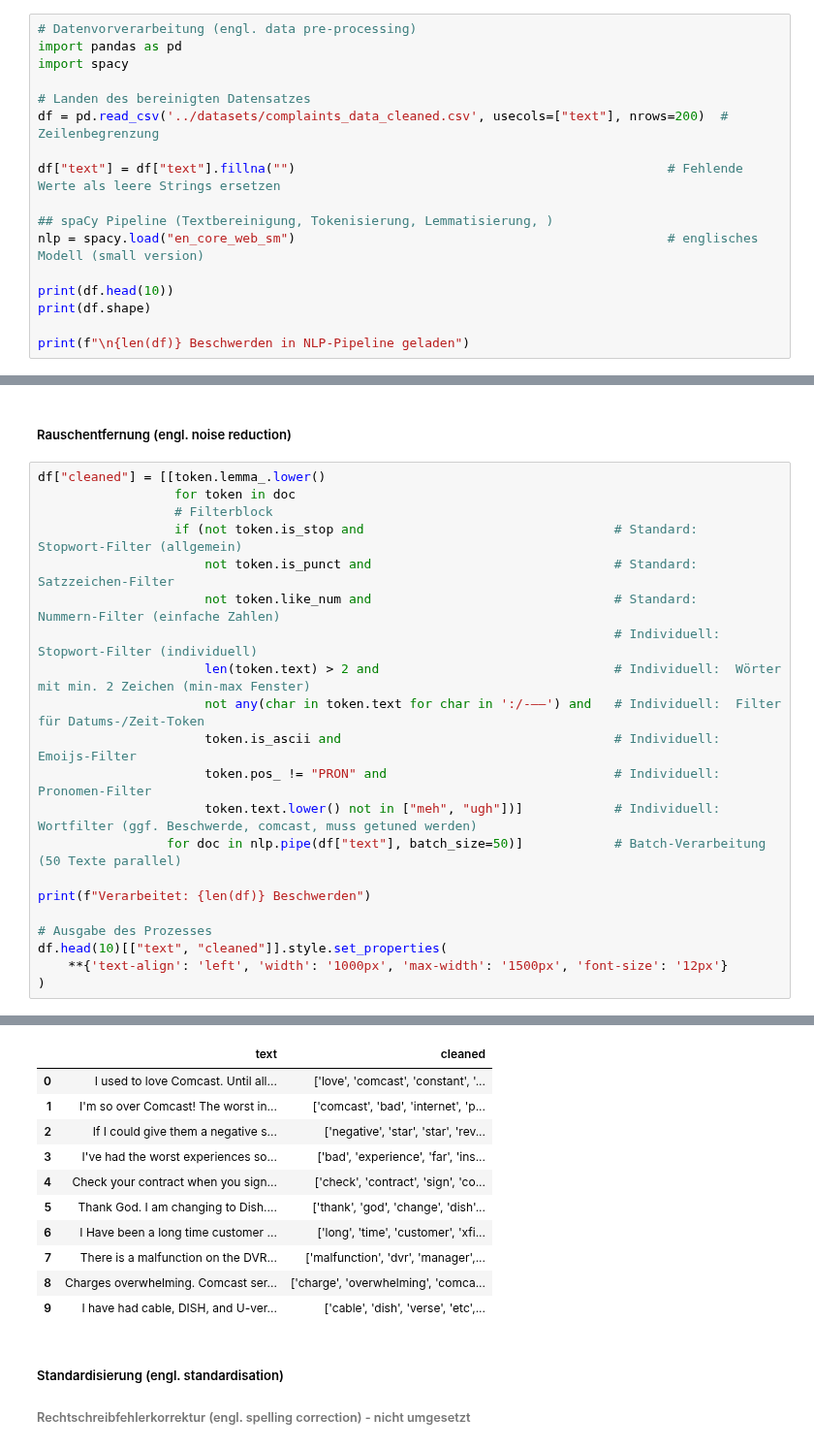
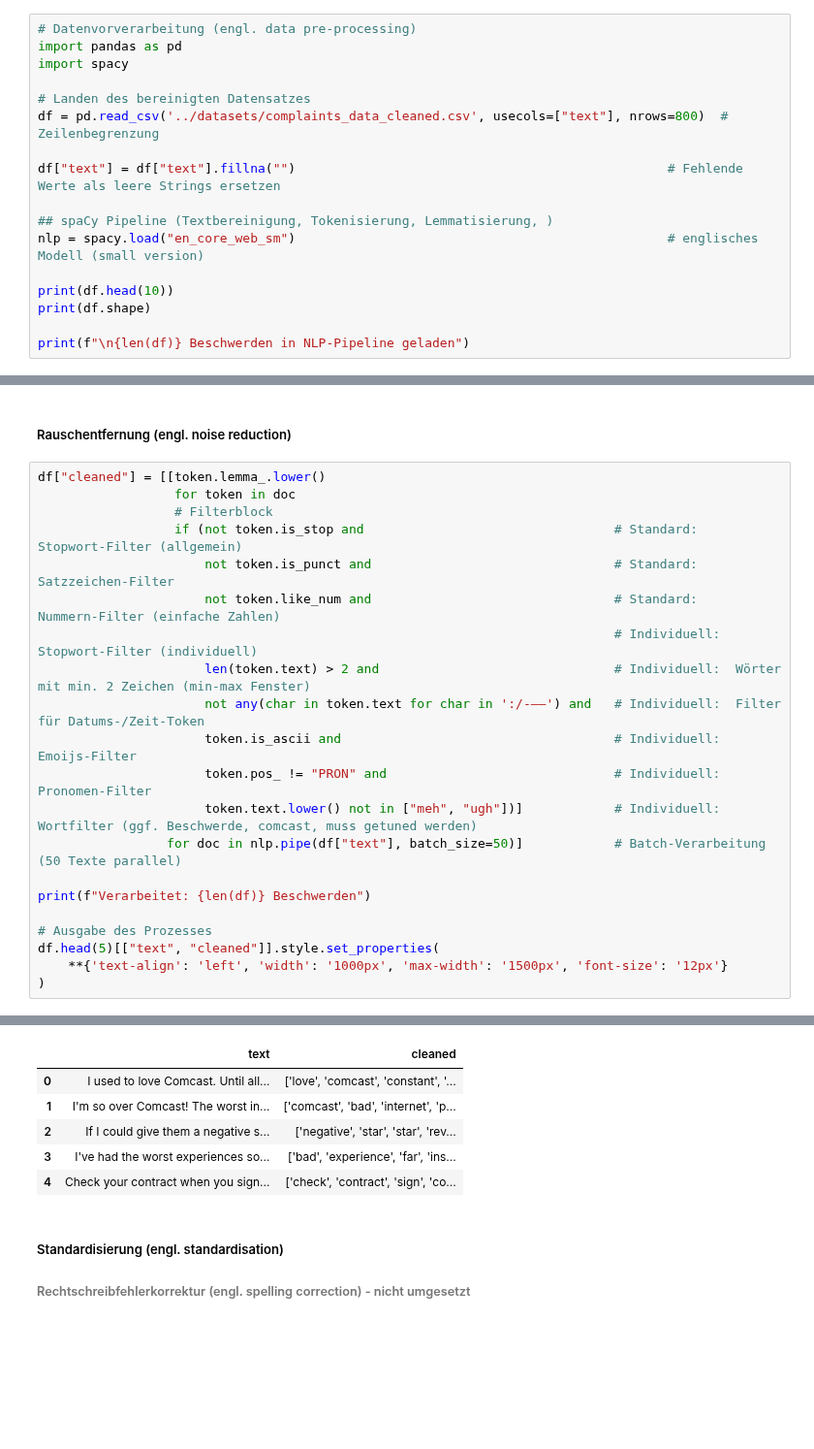
Before and after one commit to IU-KaiW/DLBDSEDA02_Projekt_Advanced-Data-Analysis, a Jupyter notebook: src/Projekt_Advanced_Data_Analysis.ipynb, the cells around one changed output, grey strips where cells are left out. Shown at 97% size. Drawn from its saved outputs; the diff is of its cells as text; blank space fills up the shorter version.

```diff
--- a/src/Projekt_Advanced_Data_Analysis.ipynb
+++ b/src/Projekt_Advanced_Data_Analysis.ipynb
@@ -666,7 +666,7 @@ import pandas as pd
 import spacy
 
 # Landen des bereinigten Datensatzes
-df = pd.read_csv('../datasets/complaints_data_cleaned.csv', usecols=["text"], nrows=200)  # Zeilenbegrenzung
+df = pd.read_csv('../datasets/complaints_data_cleaned.csv', usecols=["text"], nrows=800)  # Zeilenbegrenzung
 
 df["text"] = df["text"].fillna("")                                                 # Fehlende Werte als leere Strings ersetzen
 
@@ -719,7 +719,7 @@ df["cleaned"] = [[token.lemma_.lower()
 print(f"Verarbeitet: {len(df)} Beschwerden")
 
 # Ausgabe des Prozesses
-df.head(10)[["text", "cleaned"]].style.set_properties(
+df.head(5)[["text", "cleaned"]].style.set_properties(
     **{'text-align': 'left', 'width': '1000px', 'max-width': '1500px', 'font-size': '12px'}
 )
 # %% [output]
@@ -727,14 +727,9 @@ Verarbeitet: 200 Beschwerden
 |  | text | cleaned |
 | 0 | I used to love Comcast. Until all... | ['love', 'comcast', 'constant', '... |
 | 1 | I'm so over Comcast! The worst in... | ['comcast', 'bad', 'internet', 'p... |
 | 2 | If I could give them a negative s... | ['negative', 'star', 'star', 'rev... |
 | 3 | I've had the worst experiences so... | ['bad', 'experience', 'far', 'ins... |
 | 4 | Check your contract when you sign... | ['check', 'contract', 'sign', 'co... |
-| 5 | Thank God. I am changing to Dish.... | ['thank', 'god', 'change', 'dish'... |
-| 6 | I Have been a long time customer ... | ['long', 'time', 'customer', 'xfi... |
-| 7 | There is a malfunction on the DVR... | ['malfunction', 'dvr', 'manager',... |
-| 8 | Charges overwhelming. Comcast ser... | ['charge', 'overwhelming', 'comca... |
-| 9 | I have had cable, DISH, and U-ver... | ['cable', 'dish', 'verse', 'etc',... |
 # %% [markdown]
 ##### Standardisierung (engl. standardisation)
 ###### Rechtschreibfehlerkorrektur (engl. spelling correction) - nicht umgesetzt
```
Also changed, not shown: parts of 50 cells of this notebook, 1 other file.
